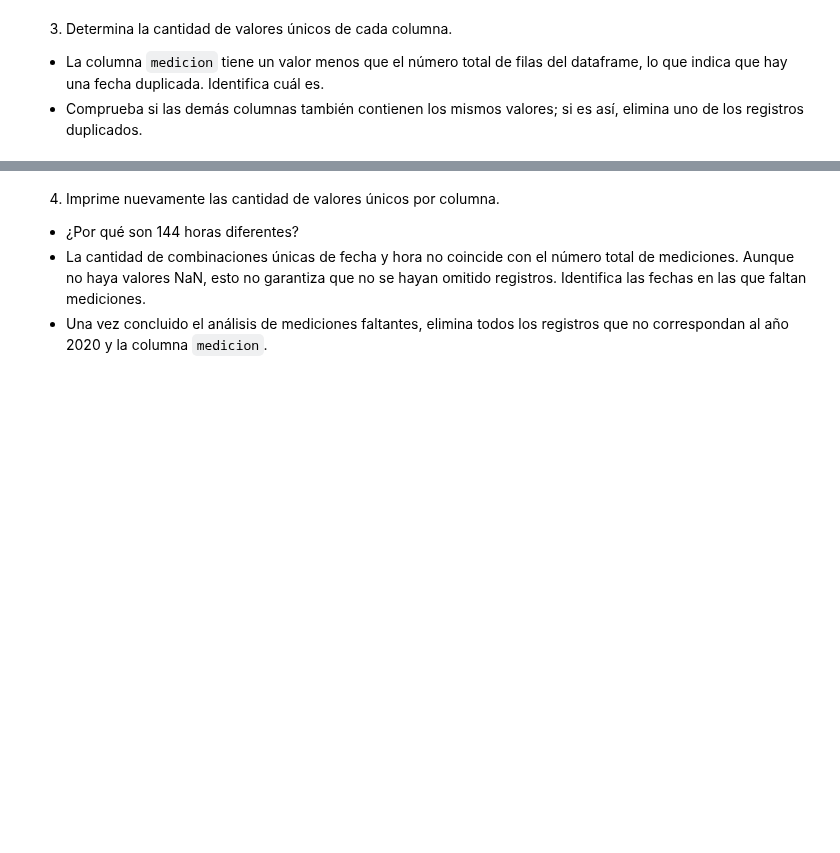
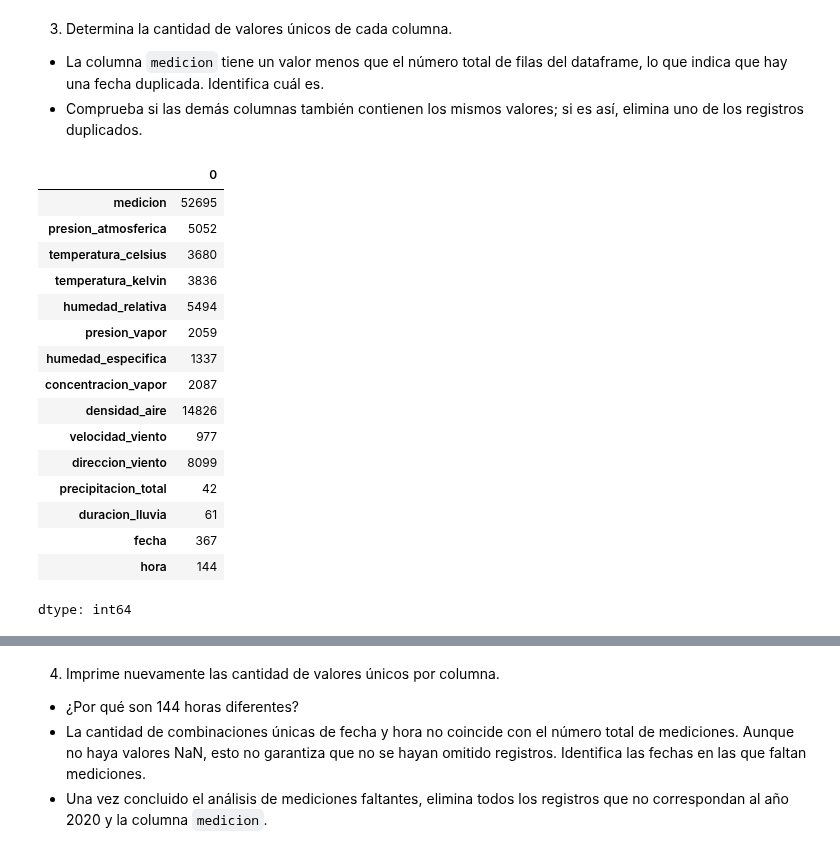
Before and after one commit to joshgc19/tc5053-datascience-A01841021-joshua-gamboa, a Jupyter notebook: Actividad2AnalisisPandas.ipynb, the cells around one changed output, grey strips where cells are left out. Cells and saved outputs as stored; diff of their text form; code cells hidden in the pictures; blank space fills up the shorter version.

```diff
--- a/Actividad2AnalisisPandas.ipynb
+++ b/Actividad2AnalisisPandas.ipynb
@@ -164,3 +166,24 @@ weather_df.head()
 3. Determina la cantidad de valores únicos de cada columna.
 - La columna `medicion` tiene un valor menos que el número total de filas del dataframe, lo que indica que hay una fecha duplicada. Identifica cuál es.
 - Comprueba si las demás columnas también contienen los mismos valores; si es así, elimina  uno de los registros duplicados.
+# %%
+# Cuenta de unicos en el df por columna
+weather_df.nunique()
+# %% [output]
+|  | 0 |
+| medicion | 52695 |
+| presion_atmosferica | 5052 |
+| temperatura_celsius | 3680 |
+| temperatura_kelvin | 3836 |
+| humedad_relativa | 5494 |
+| presion_vapor | 2059 |
+| humedad_especifica | 1337 |
+| concentracion_vapor | 2087 |
+| densidad_aire | 14826 |
+| velocidad_viento | 977 |
+| direccion_viento | 8099 |
+| precipitacion_total | 42 |
+| duracion_lluvia | 61 |
+| fecha | 367 |
+| hora | 144 |
+dtype: int64
```
Also changed, not shown: parts of 12 cells of this notebook.
